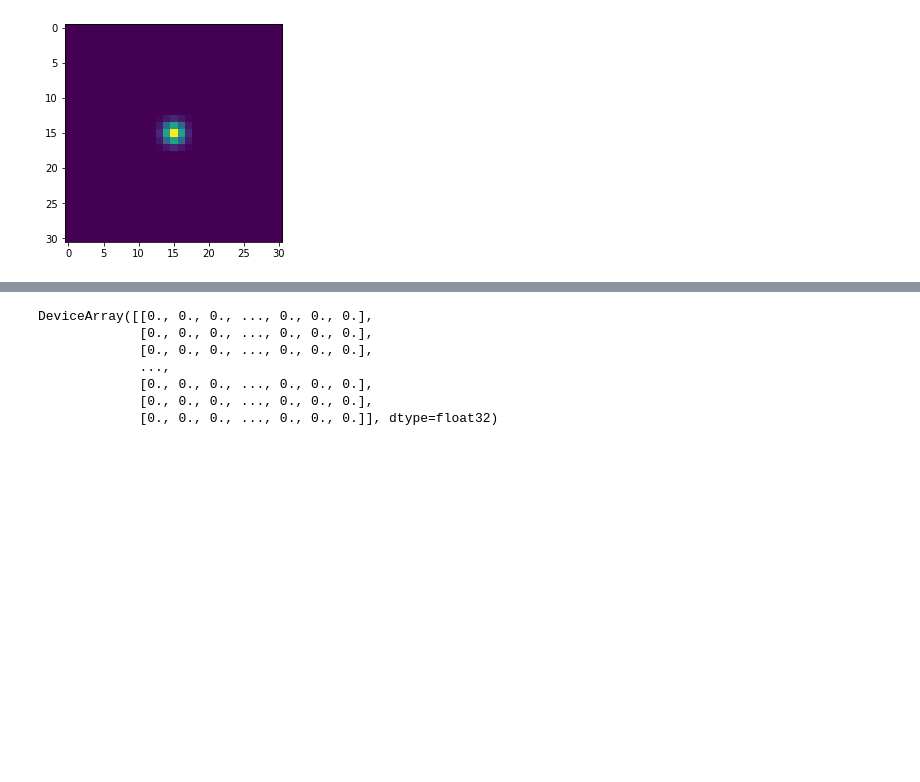
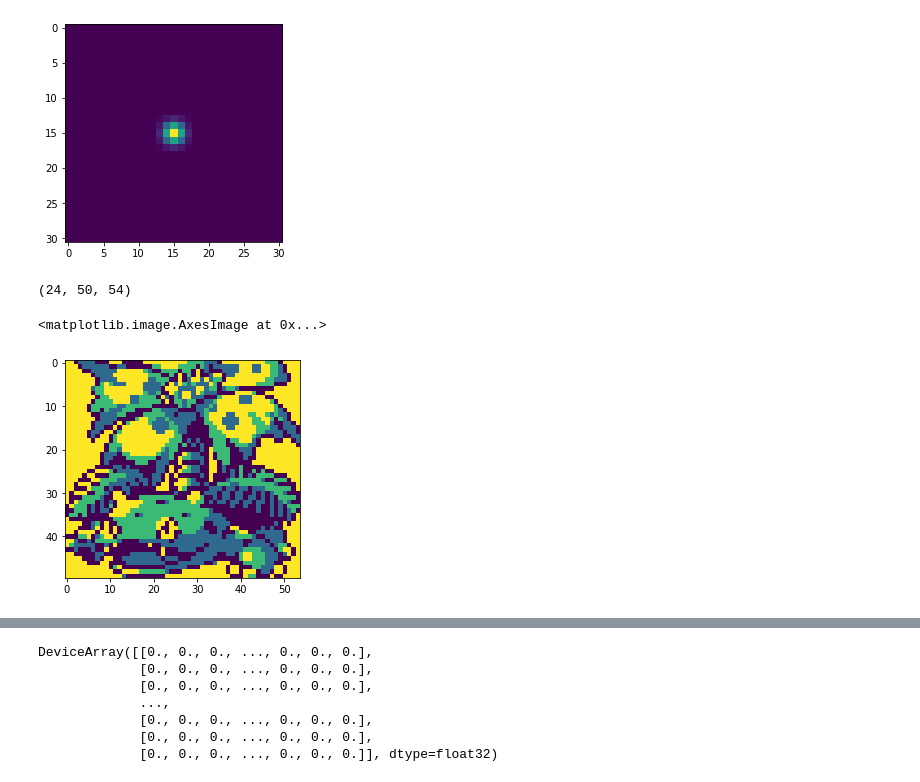
Before and after one commit to PWhiddy/jax-experiments, a Jupyter notebook: SparseRenderer.ipynb, the cells around one changed output, grey strips where cells are left out. Cells and saved outputs as stored; diff of their text form; code cells hidden in the pictures; blank space fills up the shorter version.

```diff
--- a/SparseRenderer.ipynb
+++ b/SparseRenderer.ipynb
@@ -113,0 +107,9 @@ plt.imshow(gauss_sprites[14])
+# %%
+poke_sprites.shape
+# %% [output]
+(24, 50, 54)
+# %%
+plt.imshow(poke_sprites[4])
+# %% [output]
+<matplotlib.image.AxesImage at 0x...>
+[figure, added]
```
Also changed, not shown: parts of 11 cells of this notebook.
